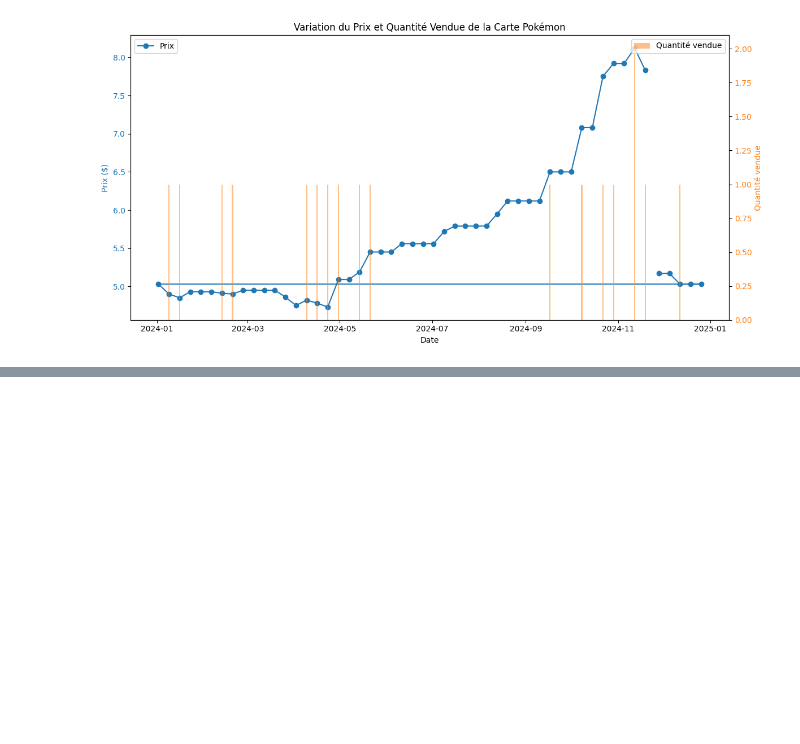
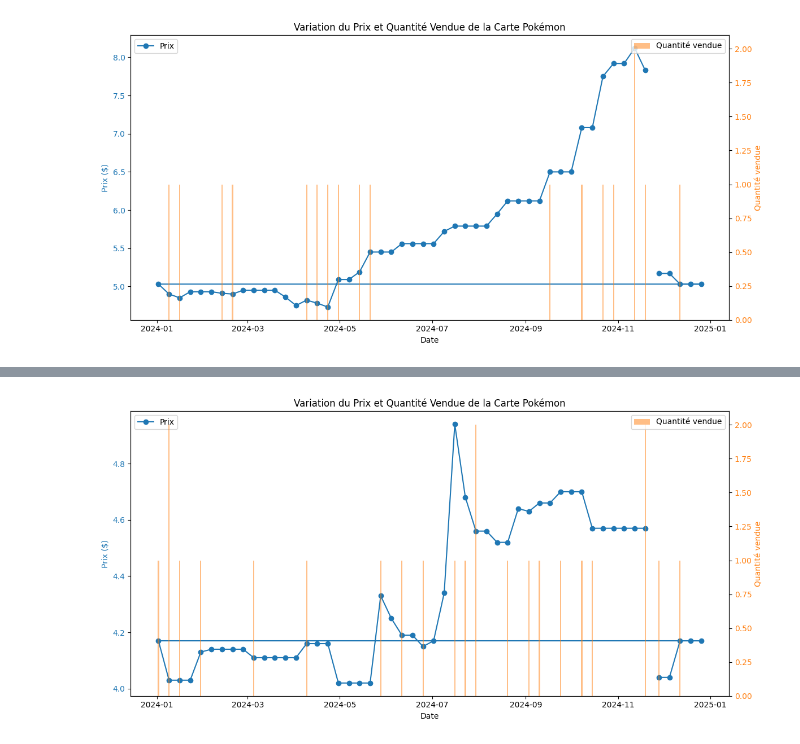
Before and after one commit to nayelsdk/Quantitative_Portfolio_Pokemon_Card, a Jupyter notebook: Scraping.ipynb, the cells around one changed output, grey strips where cells are left out. Cells and saved outputs as stored; diff of their text form; code cells hidden in the pictures; blank space fills up the shorter version.

Commit message:
historic prices scraping V1

```diff
--- a/Scraping.ipynb
+++ b/Scraping.ipynb
@@ -456,3 +456,6 @@ plot_price_quantity_variation(prices)
 [figure]
 # %%
 from extract_historic_prices import extract_html_code_1Y
+# %%
+website="https://prices.pokemontcg.io/tcgplayer/dp3-2"
+html_content=extract_html_code_1Y(website)
@@ -458,0 +468,5 @@ from extract_historic_prices import extract_html_code_1Y
+# %%
+prices=extract_price_history(html_content)
+plot_price_quantity_variation(prices)
+# %% [output]
+[figure, added]
```
Also changed, not shown: parts of 1 cell of this notebook.
